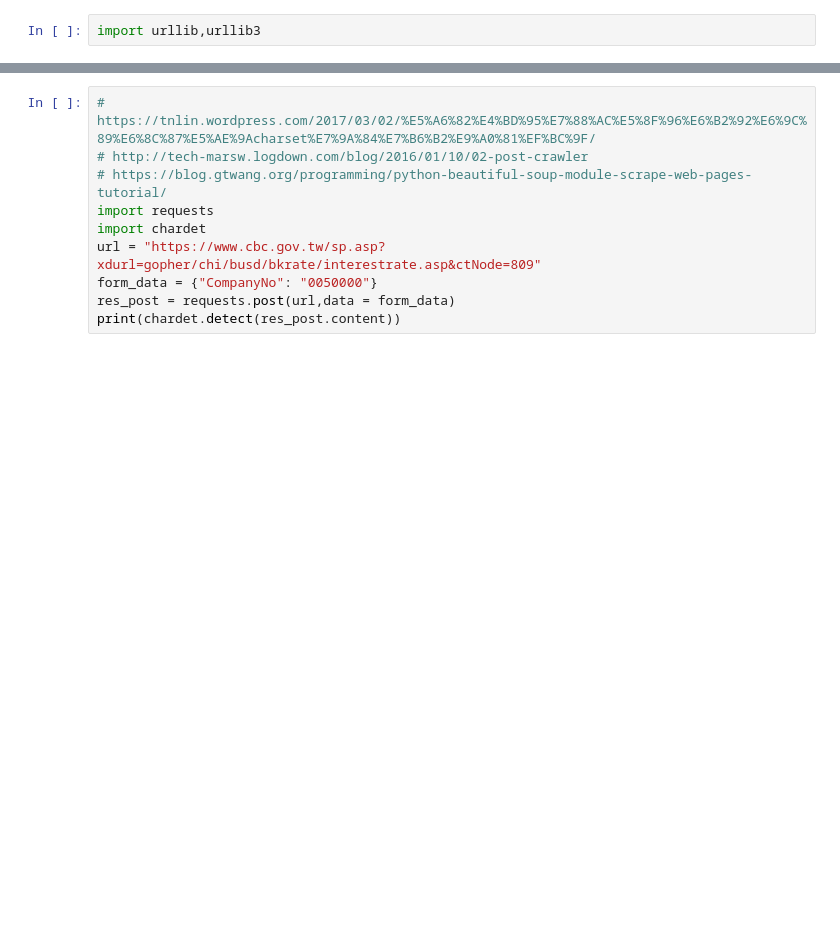
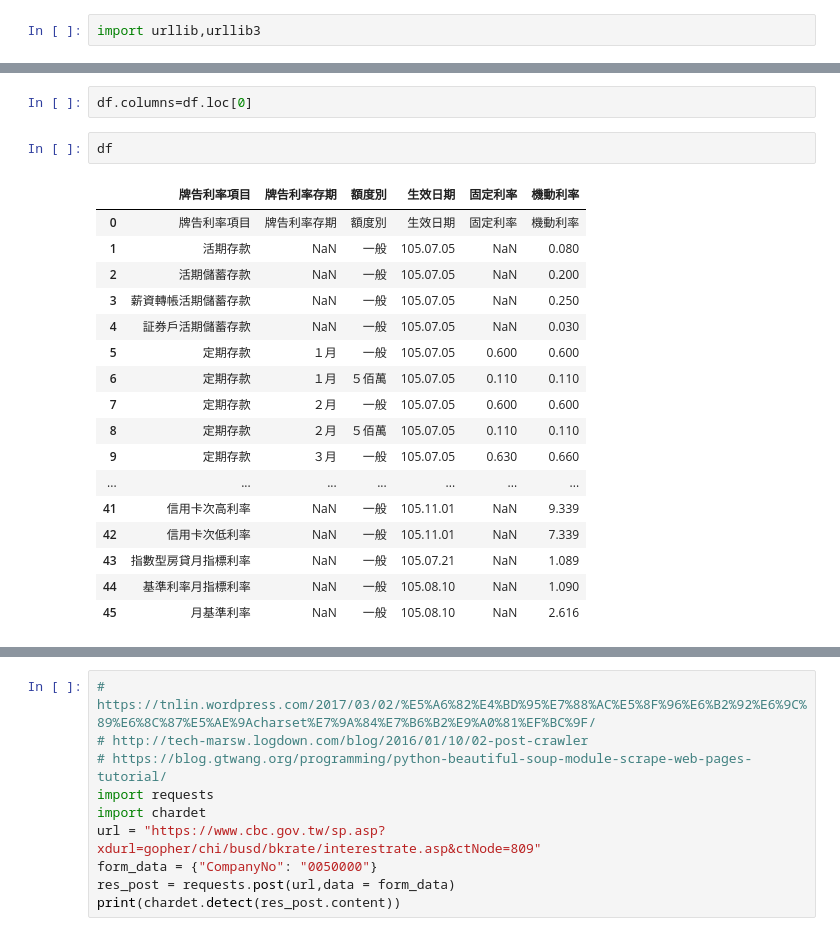
Before and after one commit to reaganwei0216/data, a Jupyter notebook: bank.ipynb, the cells around one changed output, grey strips where cells are left out. Cells and saved outputs as stored; diff of their text form; blank space fills up the shorter version.

```diff
--- a/bank.ipynb
+++ b/bank.ipynb
@@ -23,0 +150,22 @@ import urllib,urllib3
+# %%
+df.columns=df.loc[0]
+# %%
+df
+# %% [output]
+|  | 牌告利率項目 | 牌告利率存期 | 額度別 | 生效日期 | 固定利率 | 機動利率 |
+| 0 | 牌告利率項目 | 牌告利率存期 | 額度別 | 生效日期 | 固定利率 | 機動利率 |
+| 1 | 活期存款 | NaN | 一般 | 105.07.05 | NaN | 0.080 |
+| 2 | 活期儲蓄存款 | NaN | 一般 | 105.07.05 | NaN | 0.200 |
+| 3 | 薪資轉帳活期儲蓄存款 | NaN | 一般 | 105.07.05 | NaN | 0.250 |
+| 4 | 証券戶活期儲蓄存款 | NaN | 一般 | 105.07.05 | NaN | 0.030 |
+| 5 | 定期存款 | １月 | 一般 | 105.07.05 | 0.600 | 0.600 |
+| 6 | 定期存款 | １月 | ５佰萬 | 105.07.05 | 0.110 | 0.110 |
+| 7 | 定期存款 | ２月 | 一般 | 105.07.05 | 0.600 | 0.600 |
+| 8 | 定期存款 | ２月 | ５佰萬 | 105.07.05 | 0.110 | 0.110 |
+| 9 | 定期存款 | ３月 | 一般 | 105.07.05 | 0.630 | 0.660 |
+| ... | ... | ... | ... | ... | ... | ... |
+| 41 | 信用卡次高利率 | NaN | 一般 | 105.11.01 | NaN | 9.339 |
+| 42 | 信用卡次低利率 | NaN | 一般 | 105.11.01 | NaN | 7.339 |
+| 43 | 指數型房貸月指標利率 | NaN | 一般 | 105.07.21 | NaN | 1.089 |
+| 44 | 基準利率月指標利率 | NaN | 一般 | 105.08.10 | NaN | 1.090 |
+| 45 | 月基準利率 | NaN | 一般 | 105.08.10 | NaN | 2.616 |
```
Also changed, not shown: parts of 38 cells of this notebook, 1 other file.
